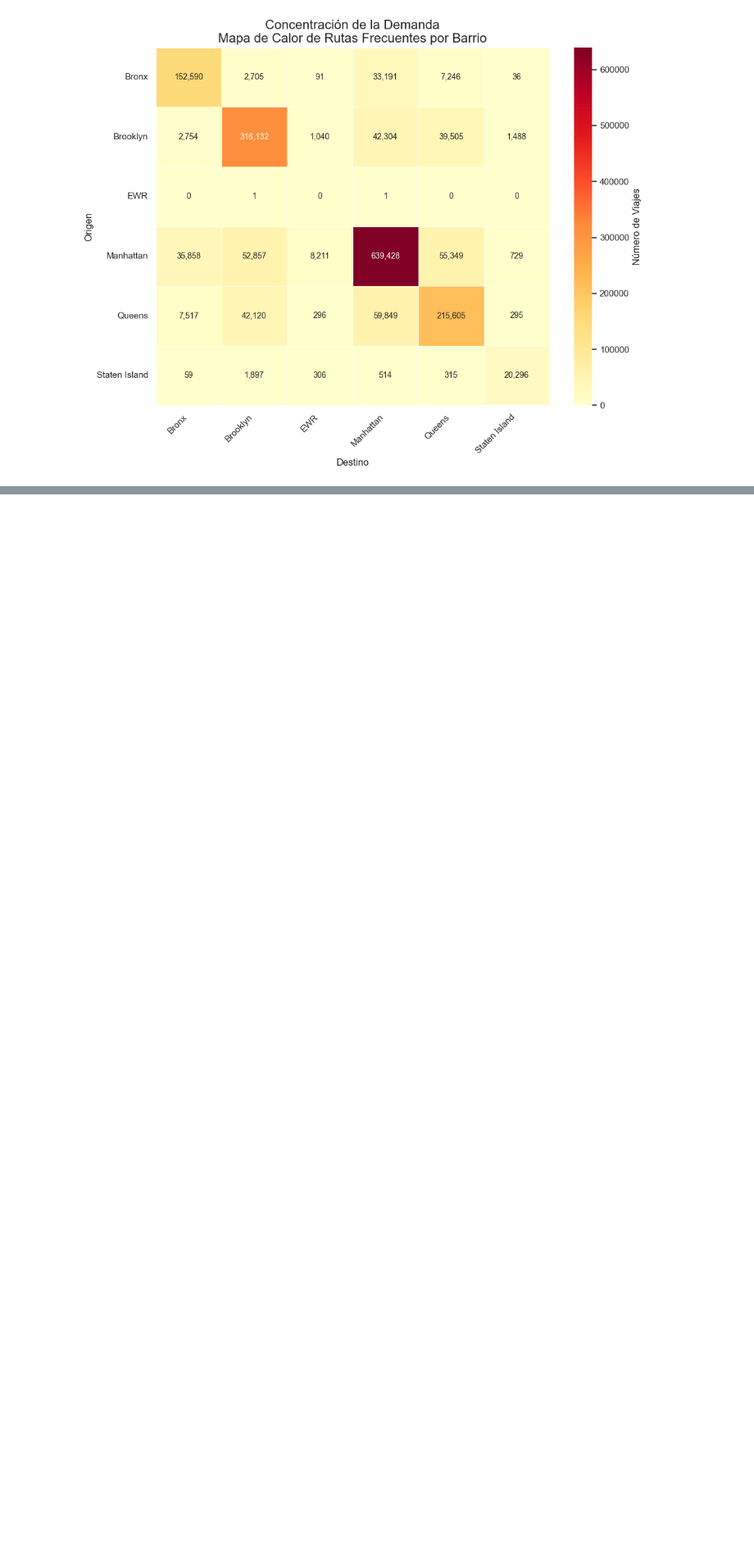
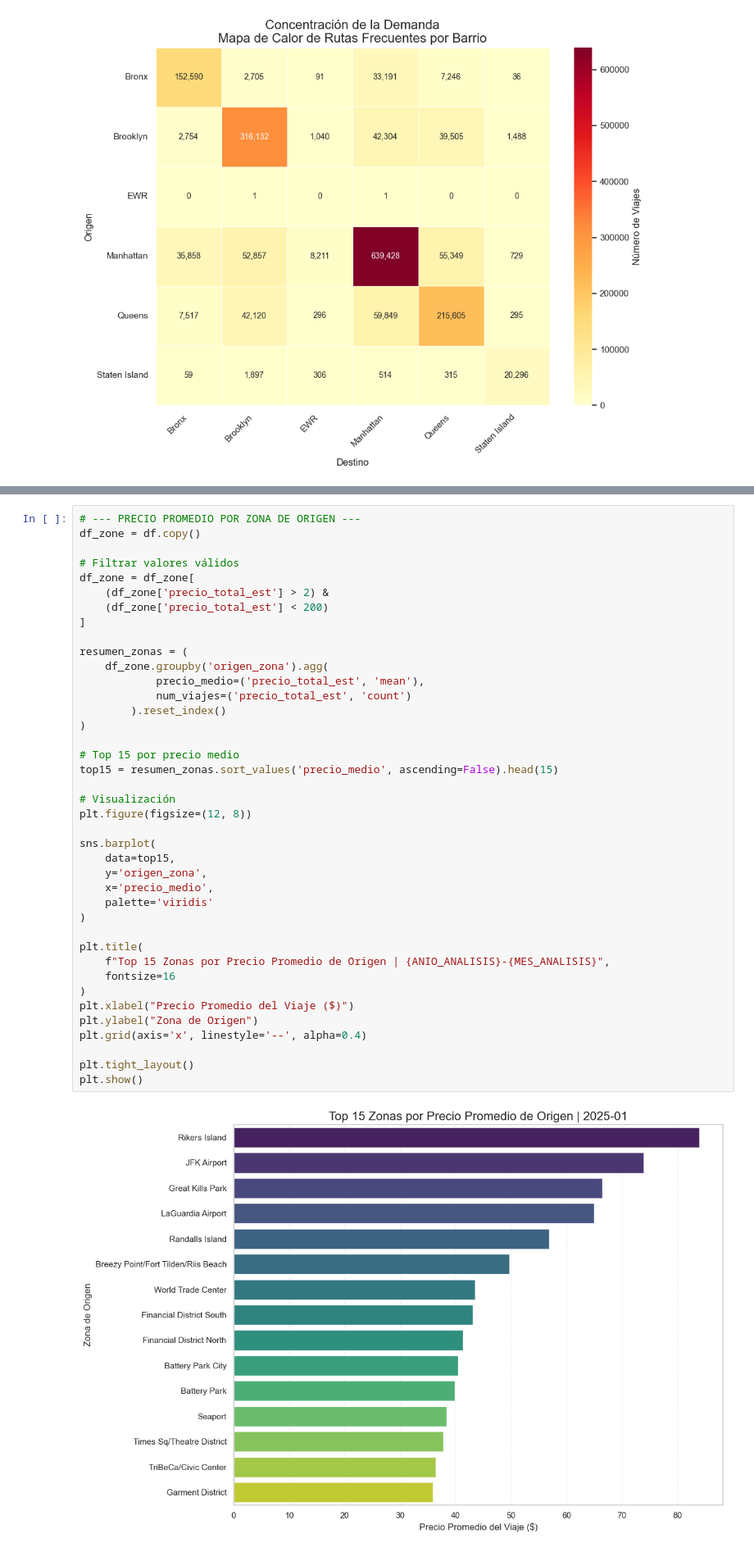
Before and after one commit to carmengranadosv/PD2-conducIA, a Jupyter notebook: src/analysis/1_data_analysis.ipynb, the cells around one changed output, grey strips where cells are left out. Shown at 82% size. Drawn from its saved outputs; the diff is of its cells as text; blank space fills up the shorter version.

```diff
--- a/src/analysis/1_data_analysis.ipynb
+++ b/src/analysis/1_data_analysis.ipynb
@@ -800,0 +859,42 @@ plt.show()
+# %%
+# --- PRECIO PROMEDIO POR ZONA DE ORIGEN ---
+df_zone = df.copy()
+
+# Filtrar valores válidos
+df_zone = df_zone[
+    (df_zone['precio_total_est'] > 2) &
+    (df_zone['precio_total_est'] < 200)
+]
+
+resumen_zonas = (
+    df_zone.groupby('origen_zona').agg(
+            precio_medio=('precio_total_est', 'mean'),
+            num_viajes=('precio_total_est', 'count')
+        ).reset_index()
+)
+
+# Top 15 por precio medio
+top15 = resumen_zonas.sort_values('precio_medio', ascending=False).head(15)
+
+# Visualización
+plt.figure(figsize=(12, 8))
+
+sns.barplot(
+    data=top15,
+    y='origen_zona',
+    x='precio_medio',
+    palette='viridis'
+)
+
+plt.title(
+    f"Top 15 Zonas por Precio Promedio de Origen | {ANIO_ANALISIS}-{MES_ANALISIS}",
+    fontsize=16
+)
+plt.xlabel("Precio Promedio del Viaje ($)")
+plt.ylabel("Zona de Origen")
+plt.grid(axis='x', linestyle='--', alpha=0.4)
+
+plt.tight_layout()
+plt.show()
+# %% [output]
+[figure, added]
```
Also changed, not shown: parts of 3 cells of this notebook.
